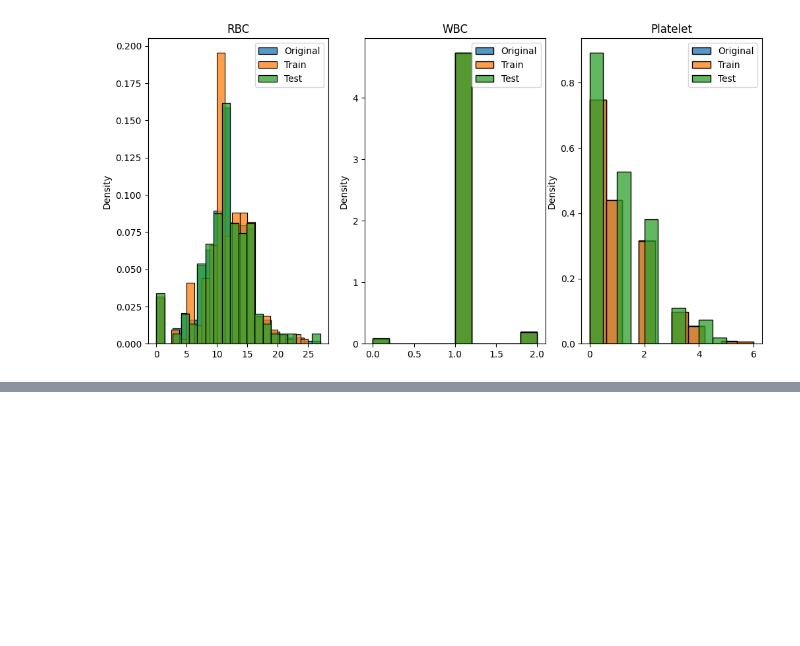
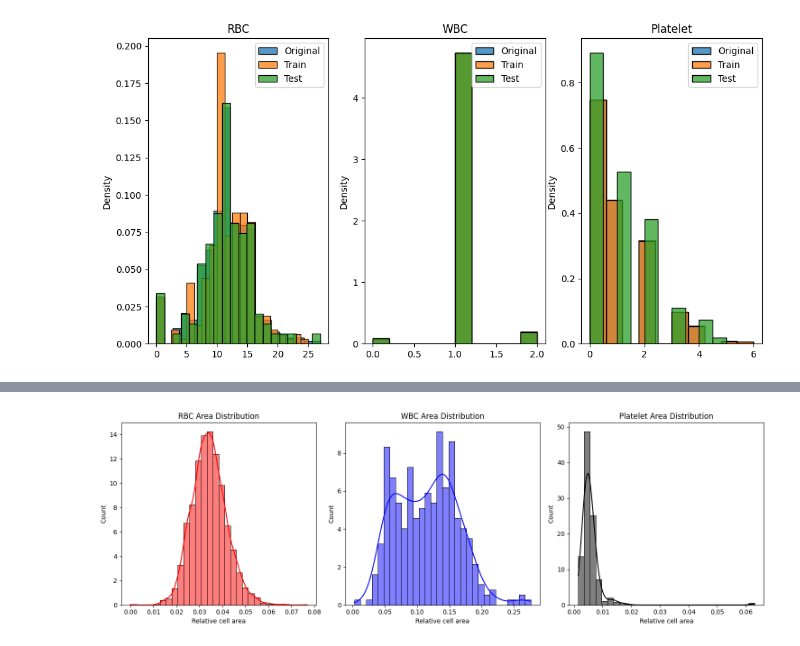
Before and after one commit to janscode33/bccd_object_detection, a Jupyter notebook: notebooks/explore_data.ipynb, the cells around one changed output, grey strips where cells are left out. Drawn from its saved outputs; the diff is of its cells as text; code cells hidden in the pictures; blank space fills up the shorter version.

Commit message:
added histplots for cell areas by type

```diff
--- a/notebooks/explore_data.ipynb
+++ b/notebooks/explore_data.ipynb
@@ -24,6 +24,10 @@ for f in files_in_anno_dir:
         rbc_count = 0
         wbc_count = 0
         platelet_count = 0
+        size = root.findall('size')
+        for i in size:
+            width = i.find('width').text
+            height = i.find('height').text
         for b in root.findall('object'):
             name = b.find('name').text
             if name.lower() == 'RBC'.lower():
@@ -468,0 +473,26 @@ for entry in json_data:
+# %%
+# Plot the distribution of cell areas by type
+plt.figure(figsize=(15, 5))
+
+plt.subplot(1, 3, 1)
+sns.histplot(np.asarray(all_rbc_areas), bins=30, kde=True, color='red', stat='percent')
+plt.title('RBC Area Distribution')
+plt.xlabel('Relative cell area')
+plt.ylabel('Count')
+
+plt.subplot(1, 3, 2)
+sns.histplot(np.asarray(all_wbc_areas), bins=30, kde=True, color='blue', stat = 'percent')
+plt.title('WBC Area Distribution')
+plt.xlabel('Relative cell area')
+plt.ylabel('Count')
+
+plt.subplot(1, 3, 3)
+sns.histplot(np.asarray(all_platelet_areas), bins=30, kde=True, color='black', stat='percent')
+plt.title('Platelet Area Distribution')
+plt.xlabel('Relative cell area')
+plt.ylabel('Count')
+
+plt.tight_layout()
+plt.show()
+# %% [output]
+[figure, added]
```
Also changed, not shown: parts of 1 cell of this notebook.
